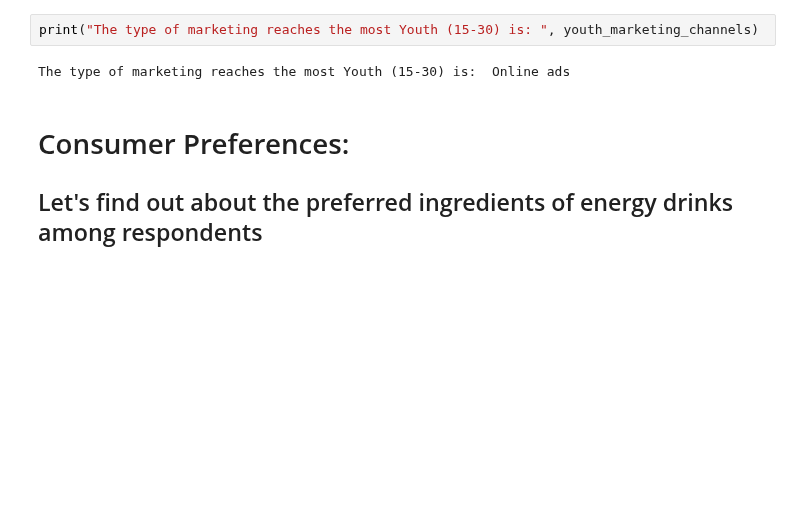
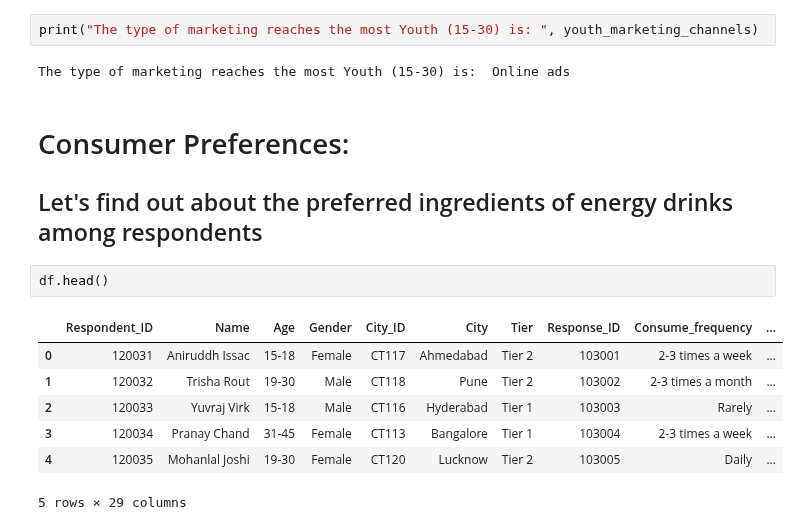
Before and after one commit to sourabhms66/Food_-_Beverage_Marketing, a Jupyter notebook: codes.ipynb, the cells around one changed output. Saved outputs shown, nothing was run; the diff lists cells and outputs as text; blank space fills up the shorter version.

```diff
--- a/codes.ipynb
+++ b/codes.ipynb
@@ -279,3 +279,13 @@ The type of marketing reaches the most Youth (15-30) is:  Online ads
 # %% [markdown]
 # Consumer Preferences:
 ## Let's find out about the preferred ingredients of energy drinks among respondents
+# %%
+df.head()
+# %% [output]
+|  | Respondent_ID | Name | Age | Gender | City_ID | City | Tier | Response_ID | Consume_frequency | ... |
+| 0 | 120031 | Aniruddh Issac | 15-18 | Female | CT117 | Ahmedabad | Tier 2 | 103001 | 2-3 times a week | ... |
+| 1 | 120032 | Trisha Rout | 19-30 | Male | CT118 | Pune | Tier 2 | 103002 | 2-3 times a month | ... |
+| 2 | 120033 | Yuvraj Virk | 15-18 | Male | CT116 | Hyderabad | Tier 1 | 103003 | Rarely | ... |
+| 3 | 120034 | Pranay Chand | 31-45 | Female | CT113 | Bangalore | Tier 1 | 103004 | 2-3 times a week | ... |
+| 4 | 120035 | Mohanlal Joshi | 19-30 | Female | CT120 | Lucknow | Tier 2 | 103005 | Daily | ... |
+5 rows × 29 columns
```
Also changed, not shown: parts of 3 cells of this notebook.
